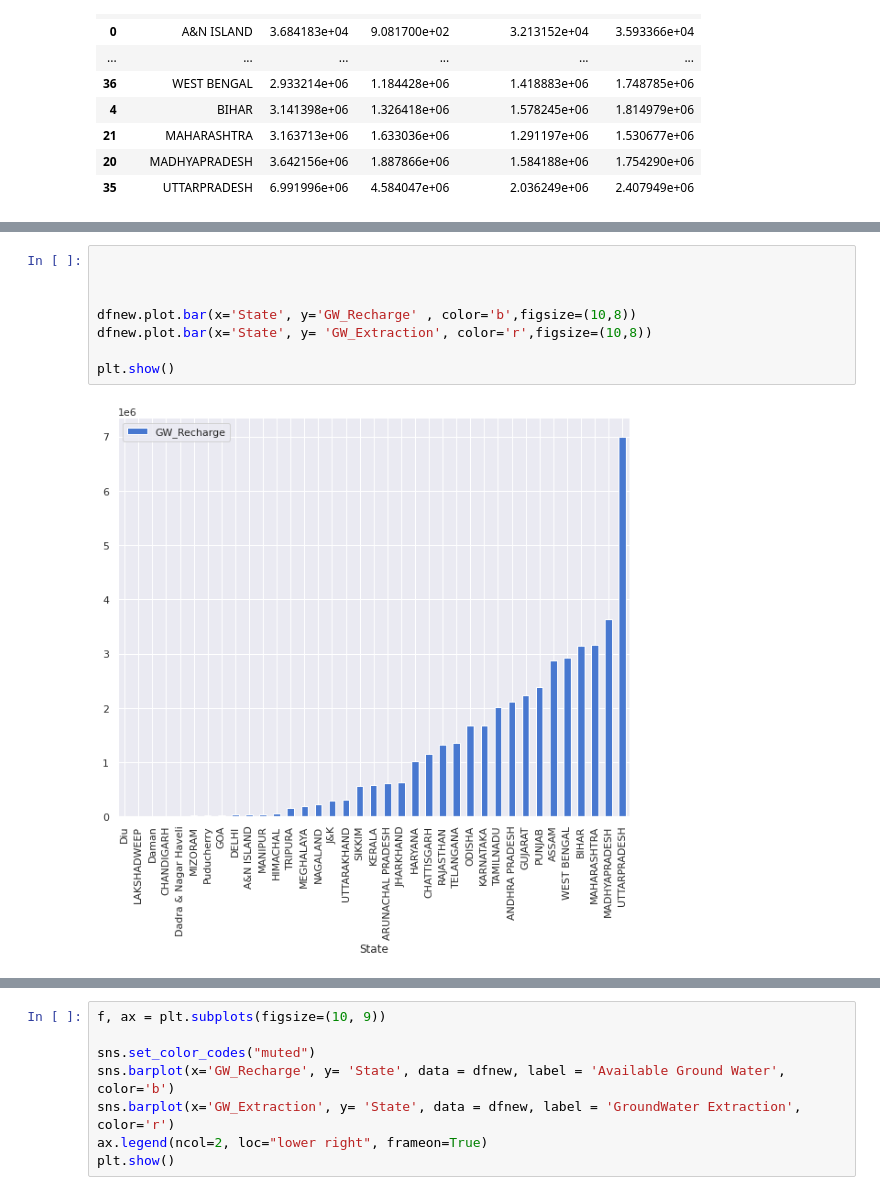
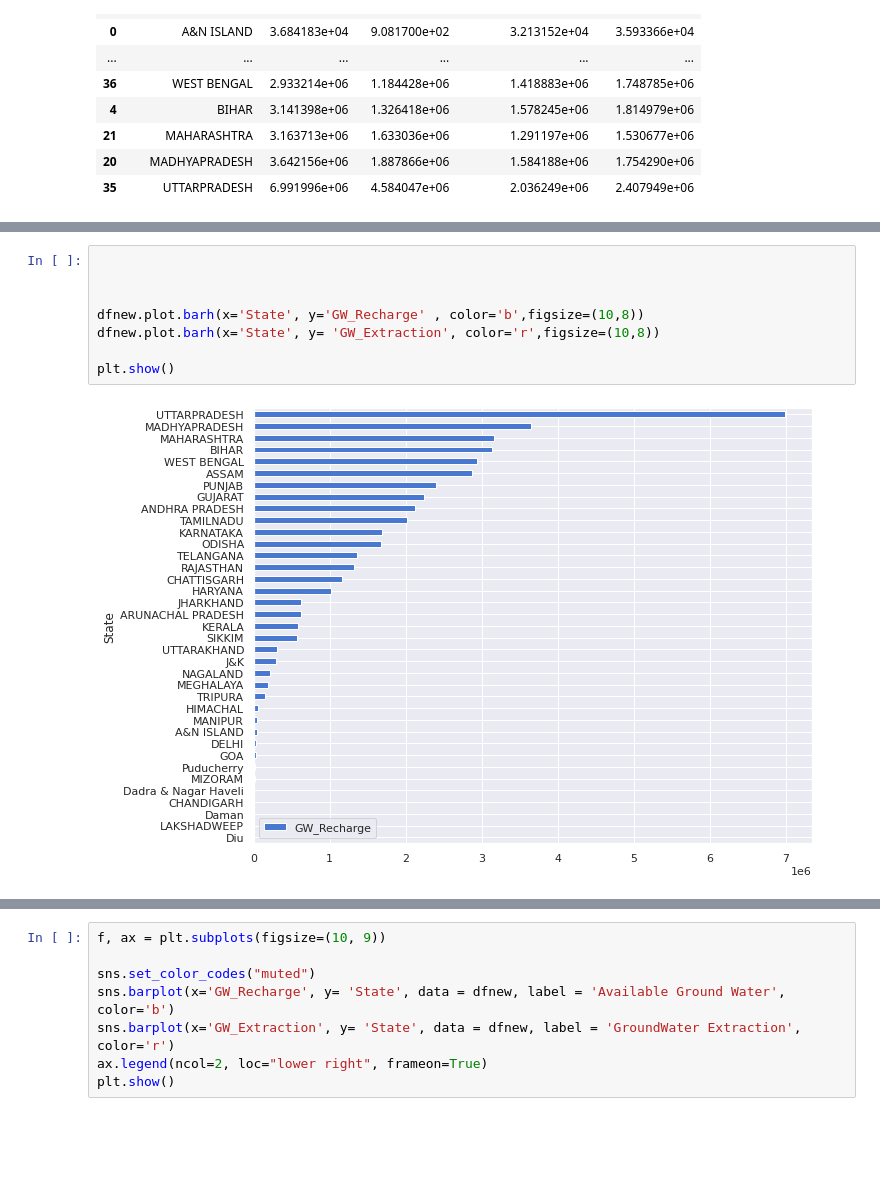
Before and after one commit to Sagu12/all-projects, a Jupyter notebook: PANDAS_GROUPBY_RAINFALL_ANALYSIS.ipynb, the cells around one changed output, grey strips where cells are left out. Saved outputs shown, nothing was run; the diff lists cells and outputs as text; blank space fills up the shorter version.

```diff
--- a/PANDAS_GROUPBY_RAINFALL_ANALYSIS.ipynb
+++ b/PANDAS_GROUPBY_RAINFALL_ANALYSIS.ipynb
@@ -163,10 +163,10 @@ plt.show()
 # %%
 
 
 
-dfnew.plot.bar(x='State', y='GW_Recharge' , color='b',figsize=(10,8))
-dfnew.plot.bar(x='State', y= 'GW_Extraction', color='r',figsize=(10,8))
+dfnew.plot.barh(x='State', y='GW_Recharge' , color='b',figsize=(10,8))
+dfnew.plot.barh(x='State', y= 'GW_Extraction', color='r',figsize=(10,8))
 
 plt.show()
 # %% [output]
-[figure, old version]
+[figure, new version]
```
Also changed, not shown: parts of 10 cells of this notebook.
